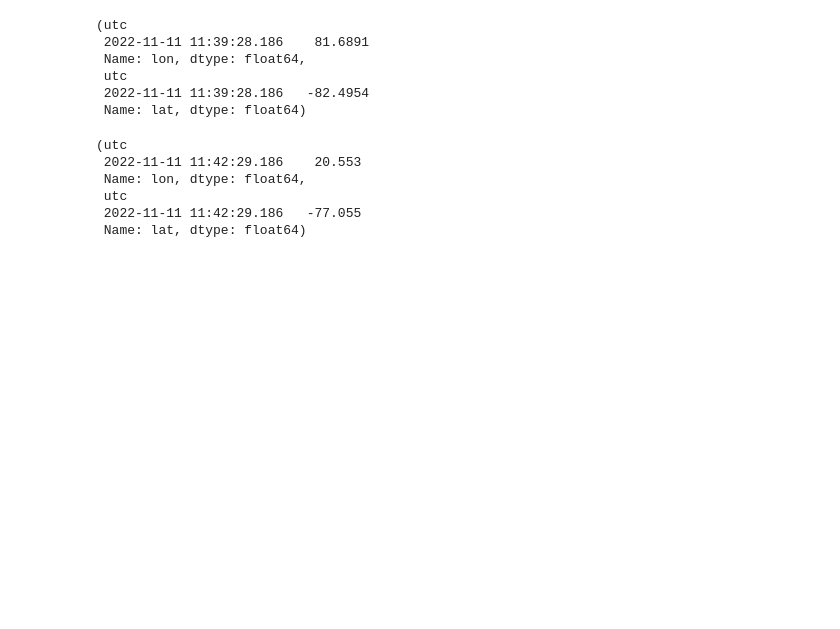
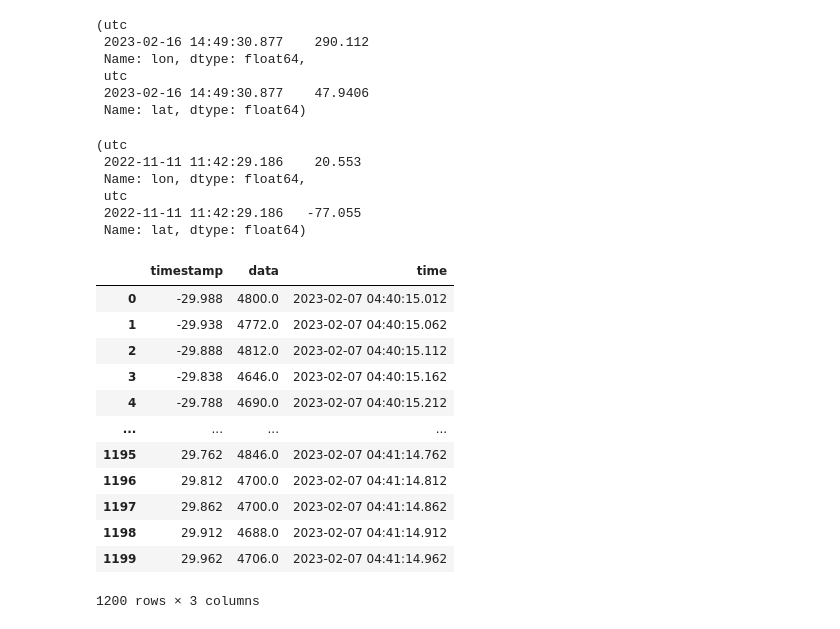
Before and after one commit to mdafcikova/grbalpha-tools, a Jupyter notebook: notebook.ipynb, the cells around one changed output. Drawn from its saved outputs; the diff is of its cells as text; code cells hidden in the pictures; blank space fills up the shorter version.

```diff
--- a/notebook.ipynb
+++ b/notebook.ipynb
@@ -112,12 +112,13 @@ counts above background in T90: 3004.38 +- 184.315
-# %%
-obs.longitude['2022-11-11 11:39:28'],obs.latitude['2022-11-11 11:39:28']
-# %% [output]
-(utc
- 2022-11-11 11:39:28.186    81.6891
- Name: lon, dtype: float64,
- utc
- 2022-11-11 11:39:28.186   -82.4954
- Name: lat, dtype: float64)
+# %%
+time = '2023-02-16 14:49:30'
+obs.longitude[time],obs.latitude[time]
+# %% [output]
+(utc
+ 2023-02-16 14:49:30.877    290.112
+ Name: lon, dtype: float64,
+ utc
+ 2023-02-16 14:49:30.877    47.9406
+ Name: lat, dtype: float64)
 # %%
 obs.longitude['2022-11-11 11:42:29'],obs.latitude['2022-11-11 11:42:29']
 # %% [output]
@@ -129,0 +138,18 @@ obs.longitude['2022-11-11 11:42:29'],obs.latitude['2022-11-11 11:42:29']
+# %%
+integral = pd.read_csv(r'C:\Users\maria\Desktop\CubeSats\GRBs\integral-spiacs-grb230207b.csv')
+integral['time'] = [pd.Timestamp('2023-02-07 04:40:45') + pd.Timedelta(t,unit='s') for t in integral['timestamp']]
+integral
+# %% [output]
+|  | timestamp | data | time |
+| 0 | -29.988 | 4800.0 | 2023-02-07 04:40:15.012 |
+| 1 | -29.938 | 4772.0 | 2023-02-07 04:40:15.062 |
+| 2 | -29.888 | 4812.0 | 2023-02-07 04:40:15.112 |
+| 3 | -29.838 | 4646.0 | 2023-02-07 04:40:15.162 |
+| 4 | -29.788 | 4690.0 | 2023-02-07 04:40:15.212 |
+| ... | ... | ... | ... |
+| 1195 | 29.762 | 4846.0 | 2023-02-07 04:41:14.762 |
+| 1196 | 29.812 | 4700.0 | 2023-02-07 04:41:14.812 |
+| 1197 | 29.862 | 4700.0 | 2023-02-07 04:41:14.862 |
+| 1198 | 29.912 | 4688.0 | 2023-02-07 04:41:14.912 |
+| 1199 | 29.962 | 4706.0 | 2023-02-07 04:41:14.962 |
+1200 rows × 3 columns
```
Also changed, not shown: parts of 7 cells of this notebook, 1 other file.
